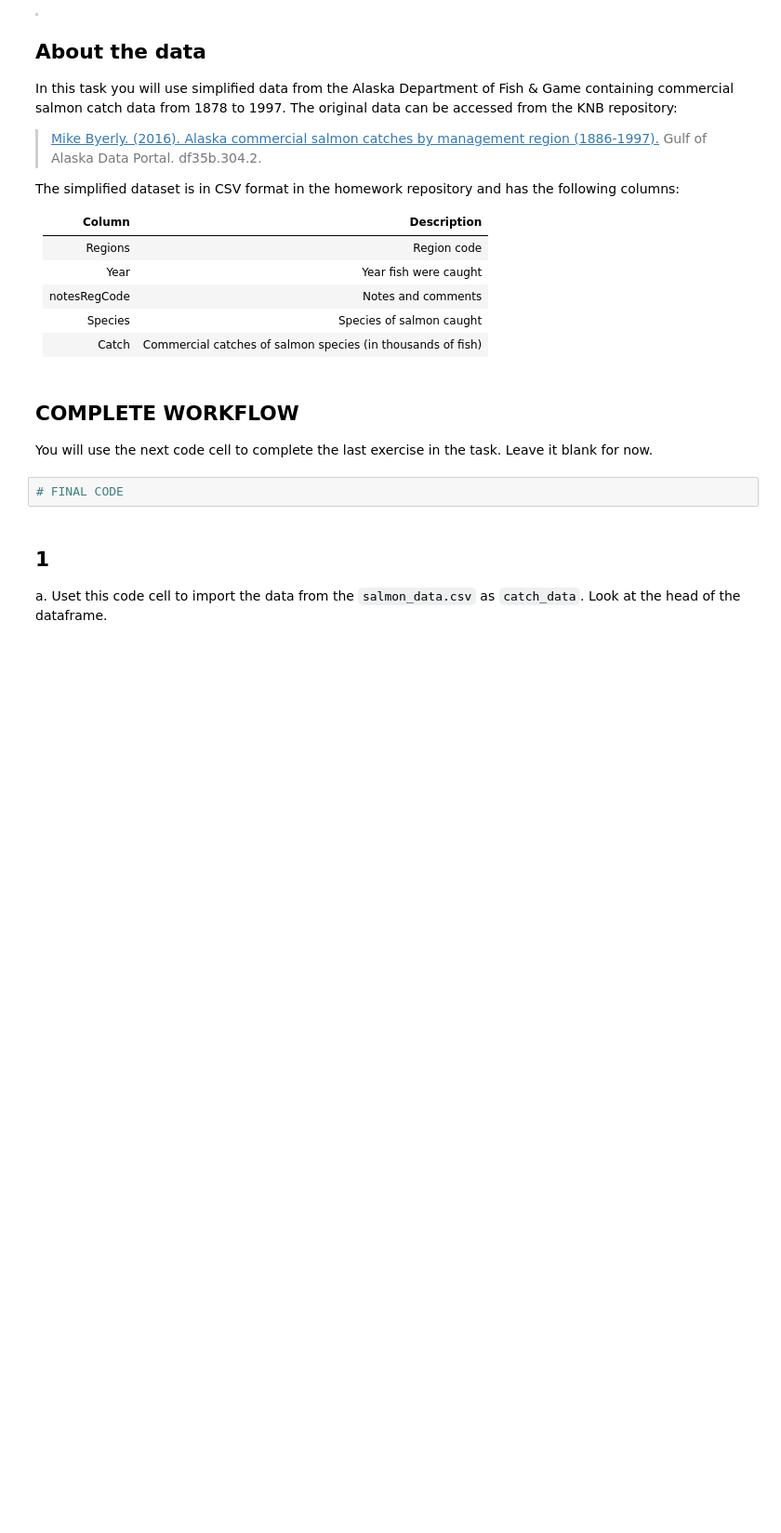
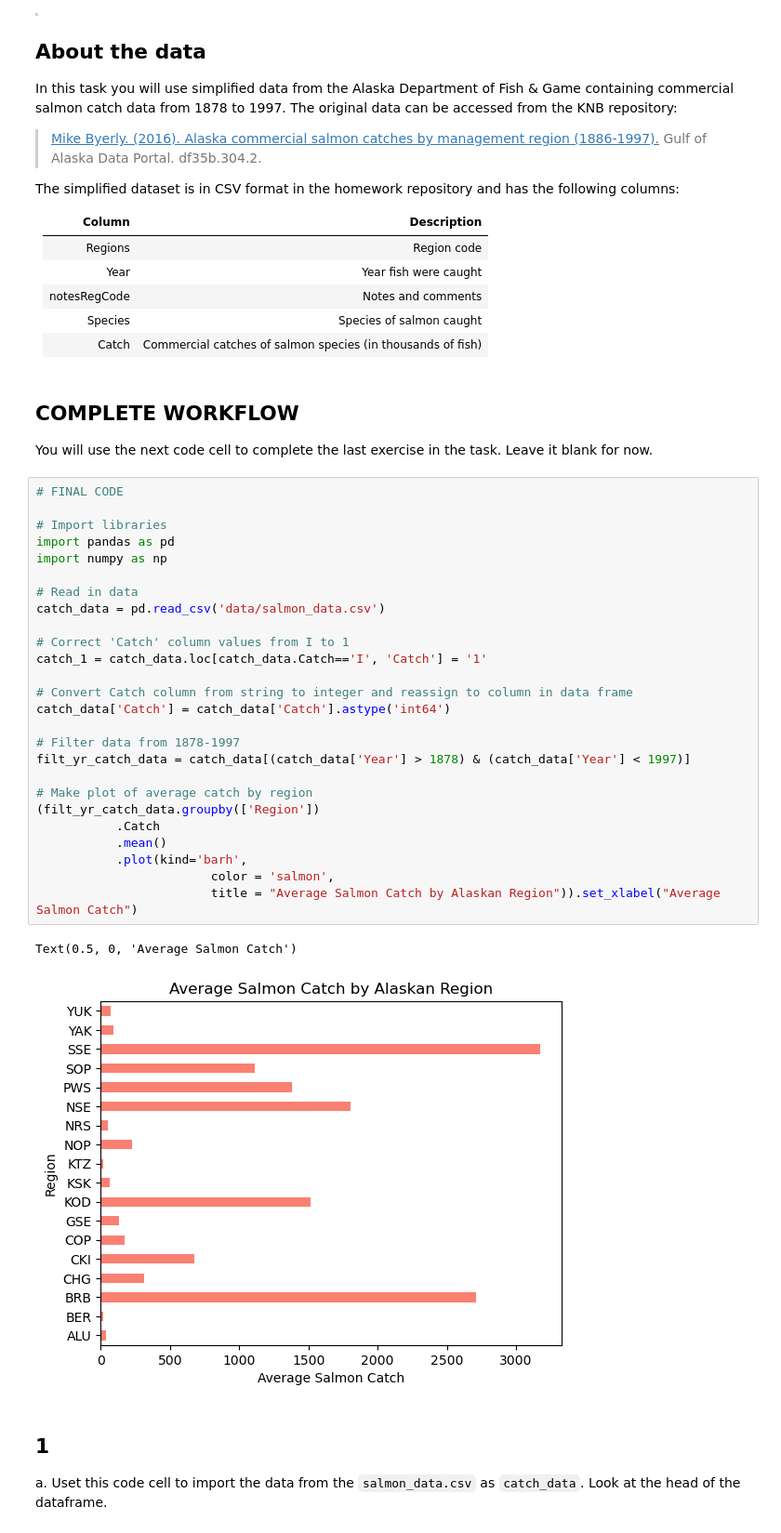
Before and after one commit to mmyiv/eds220-hwk2, a Jupyter notebook: hwk2-task2-salmon.ipynb, the cells around one changed output. Shown at 93% size. Drawn from its saved outputs; the diff is of its cells as text; blank space fills up the shorter version.

Commit message:
solve exercise 11 and finalize for submission to auto grader

```diff
--- a/hwk2-task2-salmon.ipynb
+++ b/hwk2-task2-salmon.ipynb
@@ -48,8 +48,35 @@ The simplified dataset is in CSV format in the homework repository and has the f
 ## COMPLETE WORKFLOW
 
 You will use the next code cell to complete the last exercise in the task. Leave it blank for now.
-# %%
-# FINAL CODE
+# %%
+# FINAL CODE
+
+# Import libraries
+import pandas as pd
+import numpy as np
+
+# Read in data
+catch_data = pd.read_csv('data/salmon_data.csv')
+
+# Correct 'Catch' column values from I to 1
+catch_1 = catch_data.loc[catch_data.Catch=='I', 'Catch'] = '1'
+
+# Convert Catch column from string to integer and reassign to column in data frame
+catch_data['Catch'] = catch_data['Catch'].astype('int64')
+
+# Filter data from 1878-1997
+filt_yr_catch_data = catch_data[(catch_data['Year'] > 1878) & (catch_data['Year'] < 1997)]
+
+# Make plot of average catch by region
+(filt_yr_catch_data.groupby(['Region'])
+           .Catch
+           .mean()
+           .plot(kind='barh',
+                        color = 'salmon',
+                        title = "Average Salmon Catch by Alaskan Region")).set_xlabel("Average Salmon Catch")
+# %% [output]
+Text(0.5, 0, 'Average Salmon Catch')
+[figure, added]
 # %% [markdown]
 ## 1
 
```
Also changed, not shown: parts of 2 cells of this notebook.
